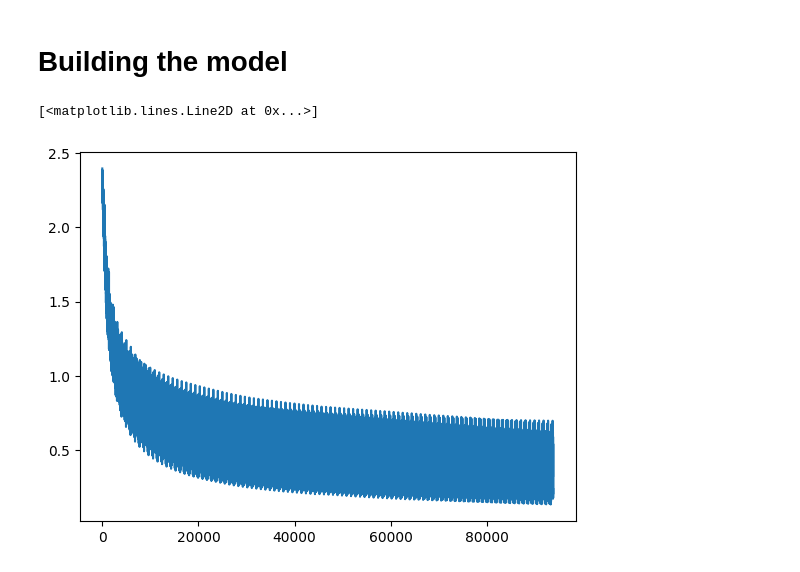
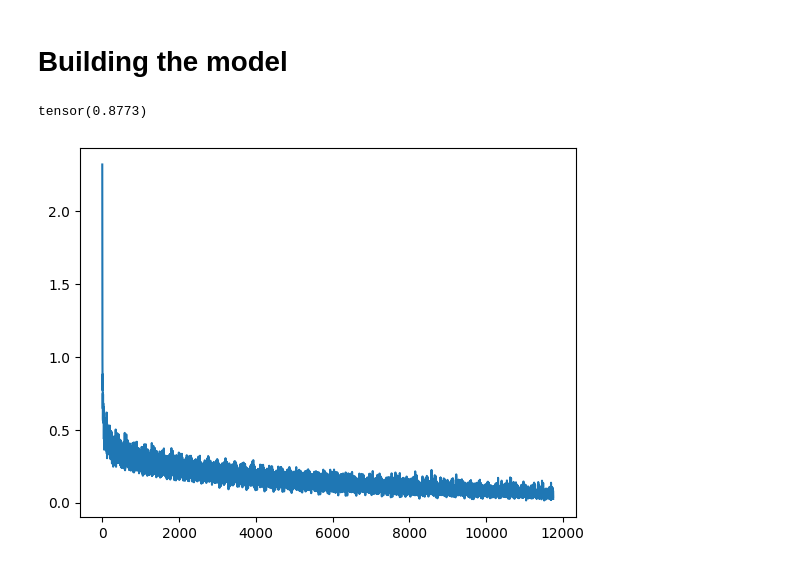
Before and after one commit to liamwan/fa21b_computer_vision_intro, a Jupyter notebook: 02_fashion_mnist_classifie-Wander.ipynb, the cells around one changed output. Saved outputs shown, nothing was run; the diff lists cells and outputs as text; code cells hidden in the pictures.

```diff
--- a/02_fashion_mnist_classifie-Wander.ipynb
+++ b/02_fashion_mnist_classifie-Wander.ipynb
@@ -104,27 +104,35 @@ def get_batch(x, y, batch_size):
 # %%
 model = fully_connected(input_size=784, hidden_size=(128, 128), output_size=10)
 loss = nn.CrossEntropyLoss()
-lr = 0.0001
-batch_size = 64
+lr = 0.1
+batch_size = 256
 
 def train(xb, yb):
     y_hat = model(xb)
     loss_value = loss(y_hat, yb)
     loss_value.backward()
     with torch.no_grad():
         for p in model.parameters():
             p -= p.grad * lr
         model.zero_grad()
     return loss_value.item()
 
 losses = []
 from tqdm import tqdm
-for epoch in tqdm(range(100)):
+for epoch in tqdm(range(50)):
     for xb, yb in get_batch(x_train, y_train, batch_size):
         loss_value = train(xb, yb)
         losses.append(loss_value)
 
 plt.plot(losses)
+
+# accuracy
+def accuracy(xb, yb):
+    y_hat = model(xb)
+    y_hat = torch.argmax(y_hat, dim=1)
+    return (y_hat == yb).float().mean()
+
+accuracy(x_valid, y_valid)
 # %% [output]
-[<matplotlib.lines.Line2D at 0x...>]
+tensor(0.8773)
-[figure, old version]
+[figure, new version]
```
